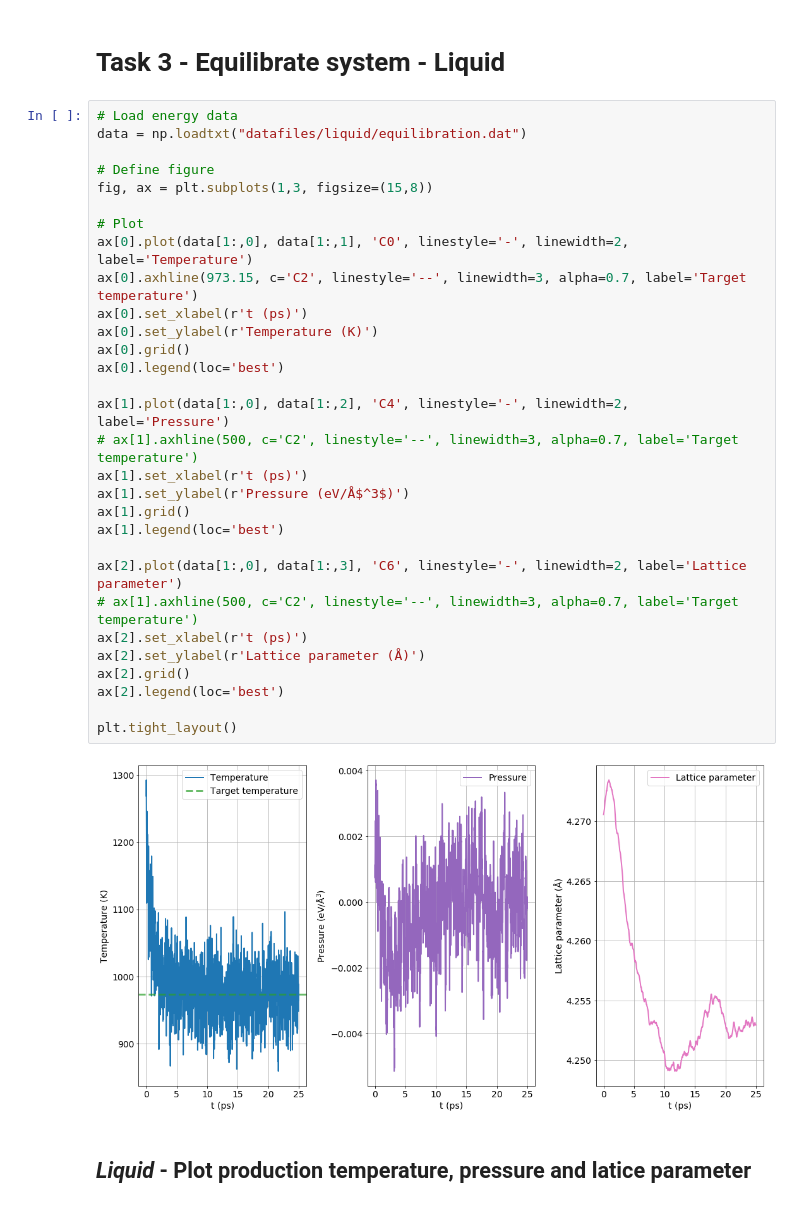
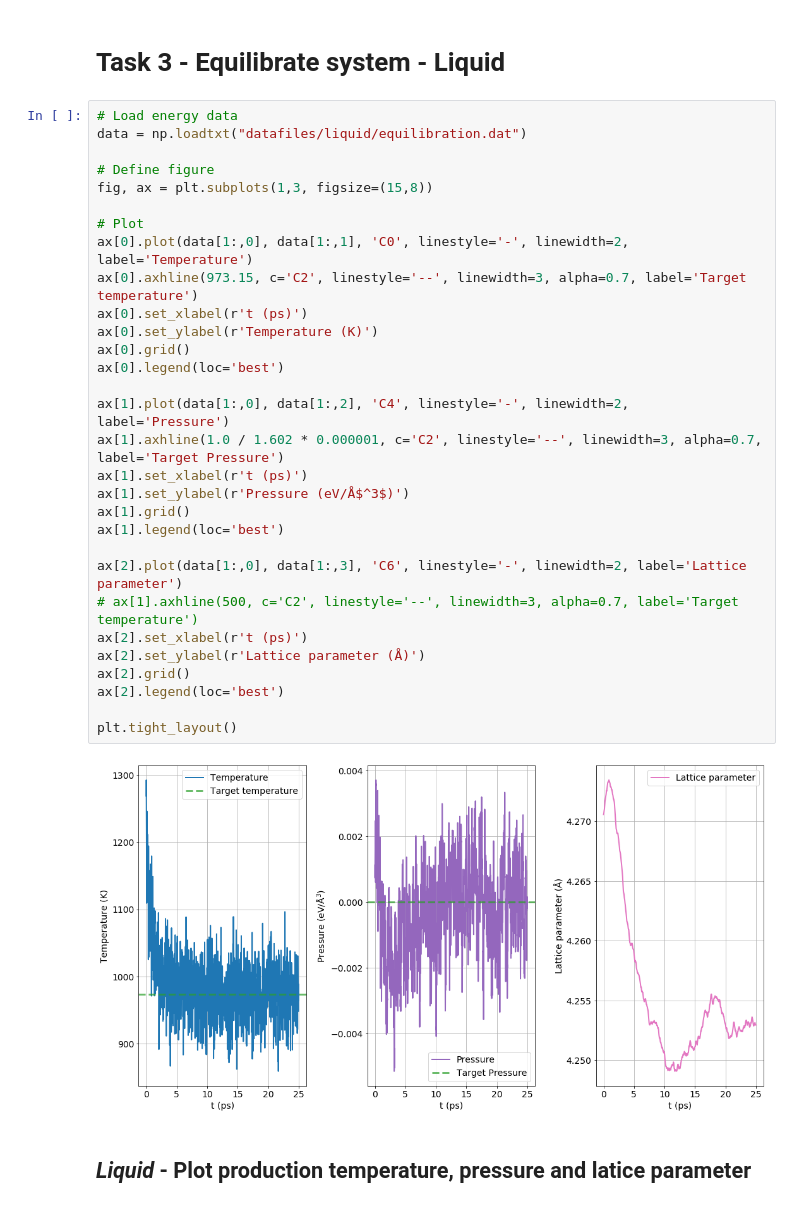
Before and after one commit to elindgren/compphys_homeworks, a Jupyter notebook: H1/Homework 1 - Notebook.ipynb, the cells around one changed output. Drawn from its saved outputs; the diff is of its cells as text.

```diff
--- a/H1/Homework 1 - Notebook.ipynb
+++ b/H1/Homework 1 - Notebook.ipynb
@@ -161,35 +161,35 @@ plt.tight_layout()
 # %%
 # Load energy data
 data = np.loadtxt("datafiles/liquid/equilibration.dat")
 
 # Define figure
 fig, ax = plt.subplots(1,3, figsize=(15,8))
 
 # Plot
 ax[0].plot(data[1:,0], data[1:,1], 'C0', linestyle='-', linewidth=2, label='Temperature')
 ax[0].axhline(973.15, c='C2', linestyle='--', linewidth=3, alpha=0.7, label='Target temperature')
 ax[0].set_xlabel(r't (ps)')
 ax[0].set_ylabel(r'Temperature (K)')
 ax[0].grid()
 ax[0].legend(loc='best')
 
 ax[1].plot(data[1:,0], data[1:,2], 'C4', linestyle='-', linewidth=2, label='Pressure')
-# ax[1].axhline(500, c='C2', linestyle='--', linewidth=3, alpha=0.7, label='Target temperature')
+ax[1].axhline(1.0 / 1.602 * 0.000001, c='C2', linestyle='--', linewidth=3, alpha=0.7, label='Target Pressure')
 ax[1].set_xlabel(r't (ps)')
 ax[1].set_ylabel(r'Pressure (eV/Å$^3$)')
 ax[1].grid()
 ax[1].legend(loc='best')
 
 ax[2].plot(data[1:,0], data[1:,3], 'C6', linestyle='-', linewidth=2, label='Lattice parameter')
 # ax[1].axhline(500, c='C2', linestyle='--', linewidth=3, alpha=0.7, label='Target temperature')
 ax[2].set_xlabel(r't (ps)')
 ax[2].set_ylabel(r'Lattice parameter (Å)')
 ax[2].grid()
 ax[2].legend(loc='best')
 
 plt.tight_layout()
 # %% [output]
-[figure, old version]
+[figure, new version]
 # %% [markdown]
 ## *Liquid* - Plot production temperature, pressure and latice parameter
 # %%
```
Also changed, not shown: parts of 10 cells of this notebook, 7 other files.
